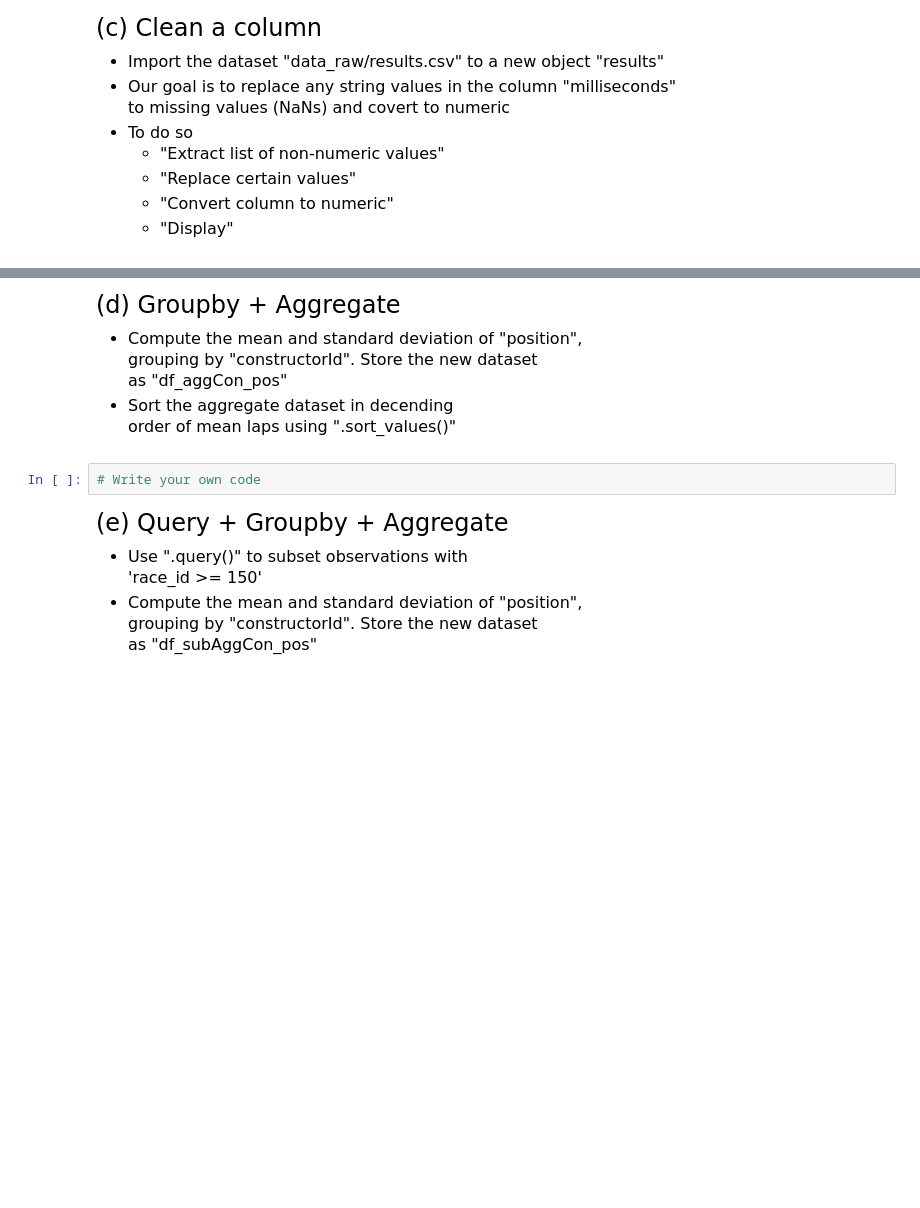
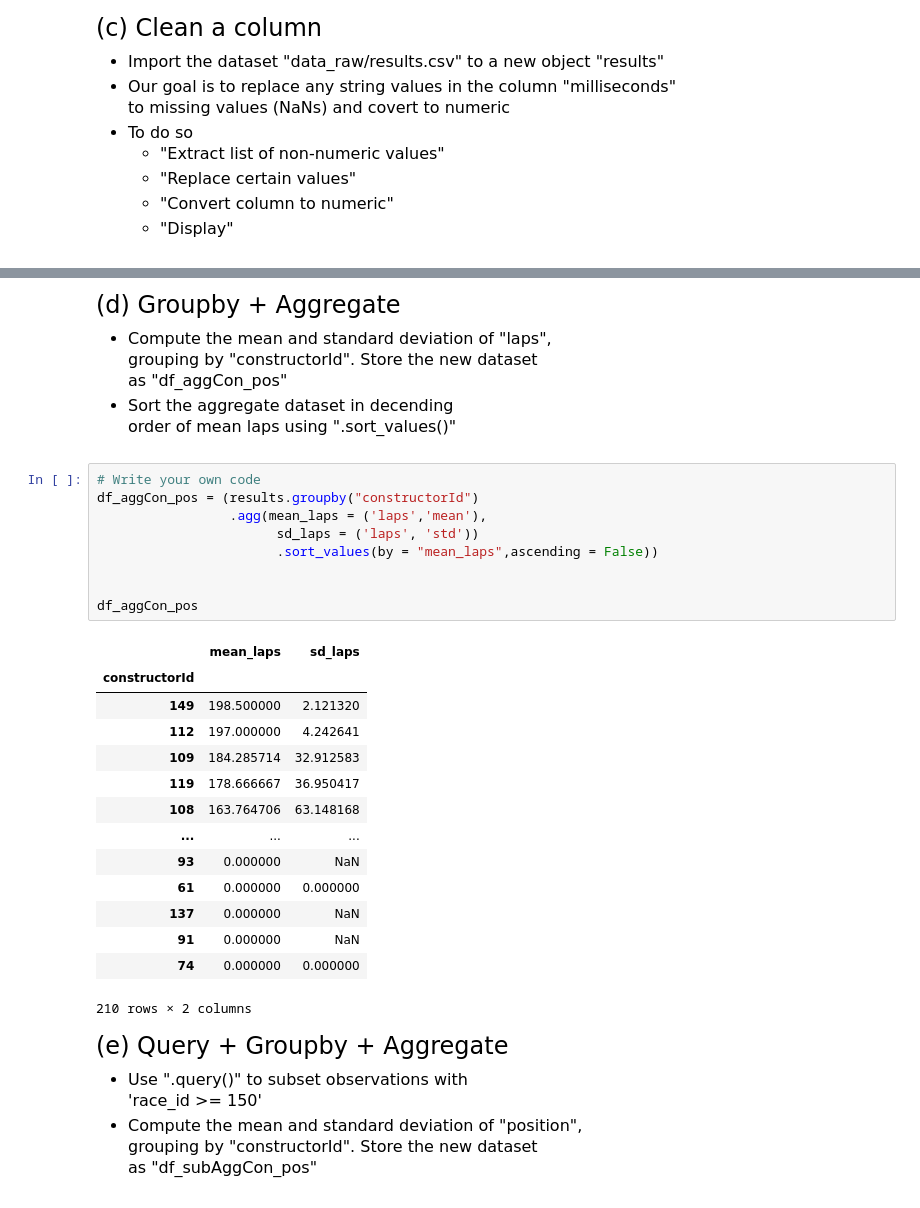
Before and after one commit to sgluong/qtm151spring2024, a Jupyter notebook: assignment7/assignment7.ipynb, the cells around one changed output, grey strips where cells are left out. Cells and saved outputs as stored; diff of their text form; blank space fills up the shorter version.

```diff
--- a/assignment7/assignment7.ipynb
+++ b/assignment7/assignment7.ipynb
@@ -170,13 +196,35 @@ ValueError: expr cannot be an empty string
 
 <font size = "3">
 
-- Compute the mean and standard deviation of "position", <br>
+- Compute the mean and standard deviation of "laps", <br>
 grouping by "constructorId". Store the new dataset <br>
 as "df_aggCon_pos"
 - Sort the aggregate dataset in decending <br>
 order of mean laps using ".sort_values()"
-# %%
-# Write your own code
+# %%
+# Write your own code
+df_aggCon_pos = (results.groupby("constructorId")
+                 .agg(mean_laps = ('laps','mean'),
+                       sd_laps = ('laps', 'std'))
+                       .sort_values(by = "mean_laps",ascending = False))
+
+
+df_aggCon_pos
+# %% [output]
+|  | mean_laps | sd_laps |
+| constructorId |  |  |
+| 149 | 198.500000 | 2.121320 |
+| 112 | 197.000000 | 4.242641 |
+| 109 | 184.285714 | 32.912583 |
+| 119 | 178.666667 | 36.950417 |
+| 108 | 163.764706 | 63.148168 |
+| ... | ... | ... |
+| 93 | 0.000000 | NaN |
+| 61 | 0.000000 | 0.000000 |
+| 137 | 0.000000 | NaN |
+| 91 | 0.000000 | NaN |
+| 74 | 0.000000 | 0.000000 |
+210 rows × 2 columns
 # %% [markdown]
 <font size = "5" >
 
```
Also changed, not shown: parts of 5 cells of this notebook, 3 other files.
